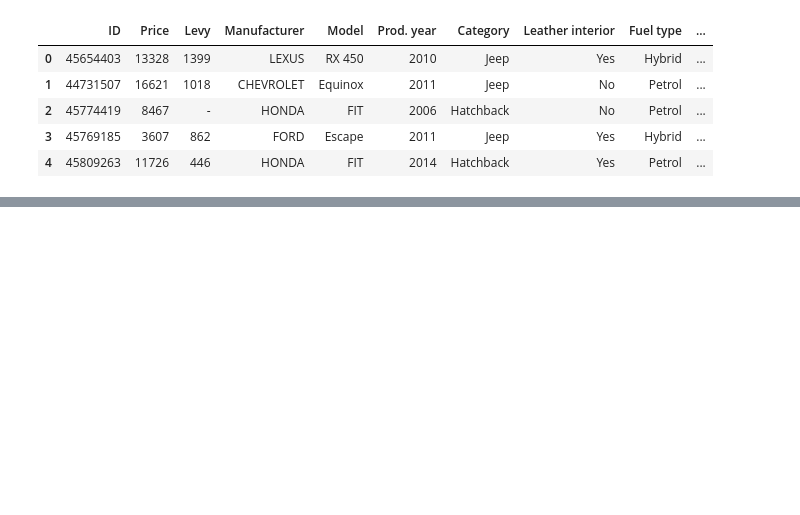
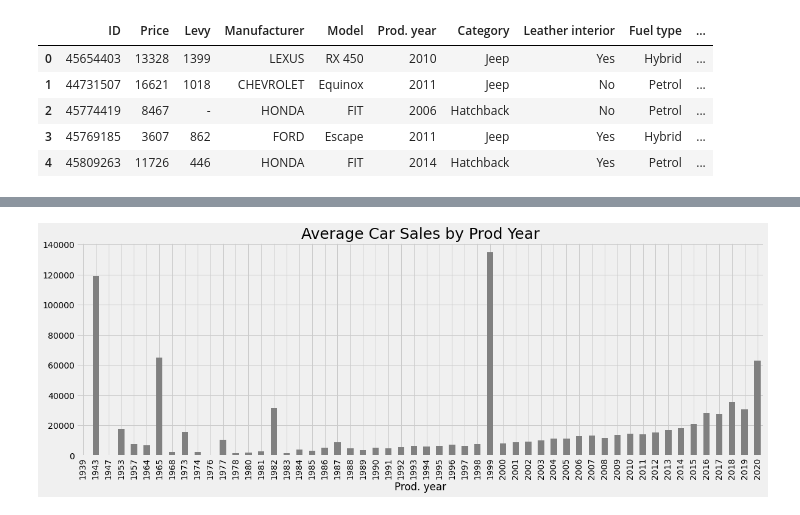
Before and after one commit to AgbajeAyomipo/Car-Price-Project, a Jupyter notebook: notebooks/script_.ipynb, the cells around one changed output, grey strips where cells are left out. Drawn from its saved outputs; the diff is of its cells as text; code cells hidden in the pictures; blank space fills up the shorter version.

```diff
--- a/notebooks/script_.ipynb
+++ b/notebooks/script_.ipynb
@@ -13,5 +20,5 @@ pwd
 # %%
-df_ = pd.read_csv('../data/raw/car_price_prediction.csv')
+df_ = pd.read_csv(config_['data']['data_file'])
 df_.head()
 # %% [output]
 |  | ID | Price | Levy | Manufacturer | Model | Prod. year | Category | Leather interior | Fuel type | ... |
@@ -20,3 +27,9 @@ df_.head()
 | 2 | 45774419 | 8467 | - | HONDA | FIT | 2006 | Hatchback | No | Petrol | ... |
 | 3 | 45769185 | 3607 | 862 | FORD | Escape | 2011 | Jeep | Yes | Hybrid | ... |
 | 4 | 45809263 | 11726 | 446 | HONDA | FIT | 2014 | Hatchback | Yes | Petrol | ... |
+# %%
+reset_cols_ = ['ID', 'Levy', 'Manufacturer', 'Model', 'Prod. year',
+               'Category', 'Leather interior', 'Fuel type', 'Engine volume', 'Mileage',
+               'Cylinders', 'Gear box type', 'Drive wheels', 'Doors', 'Wheel', 'Color',
+               'Airbags', 'Price']
+df_ = df_[reset_cols_]
@@ -22,0 +69,5 @@ df_.head()
+# %%
+year_group_ = df_.groupby('Prod. year')
+year_group_mean_ = year_group_.mean()
+year_summary_ = year_group_mean_[['Price']]
+year_summary_.head()
@@ -22,0 +85,27 @@ df_.head()
+# %%
+def bar_plot_(df__, title_, save_name):
+    if len(df__) <= 5:
+        fig, ax = plt.subplots(nrows = 1, ncols = 1, figsize = (15, 6))
+        df__['Price'].plot.line(color = 'black', ax = ax, linewidth = 1.2)
+        df__['Price'].plot.bar(ax = ax, color = 'grey')
+        ax.tick_params(axis = 'x', rotation = 0)
+        # ax.grid(axis = 'x')
+        ax.bar_label(ax.containers[0])
+        plt.title(title_, fontsize = 25)
+        plt.ylabel('PRICE', fontsize = 25)
+        # plt.savefig(save_name)
+
+    elif len(df__) > 5:
+        fig, ax = plt.subplots(nrows = 1, ncols = 1, figsize = (18, 6))
+        df__['Price'].plot.line(color = 'black', ax = ax, linewidth = 1.2)
+        df__['Price'].plot.bar(ax = ax, color = 'grey')
+        ax.tick_params(axis = 'x', rotation = 90)
+        # ax.grid(axis = 'x')
+        # ax.bar_label(ax.containers[0])
+        plt.title(title_, fontsize = 25)
+        plt.ylabel('PRICE', fontsize = 25)
+        # plt.savefig(save_name)
+# %%
+bar_plot_(df__ = year_summary_, title_ = 'Average Car Sales by Prod Year', save_name = 'prod_year_mean.jpeg')
+# %% [output]
+[figure, added]
```
Also changed, not shown: parts of 56 cells of this notebook, 8 other files.
